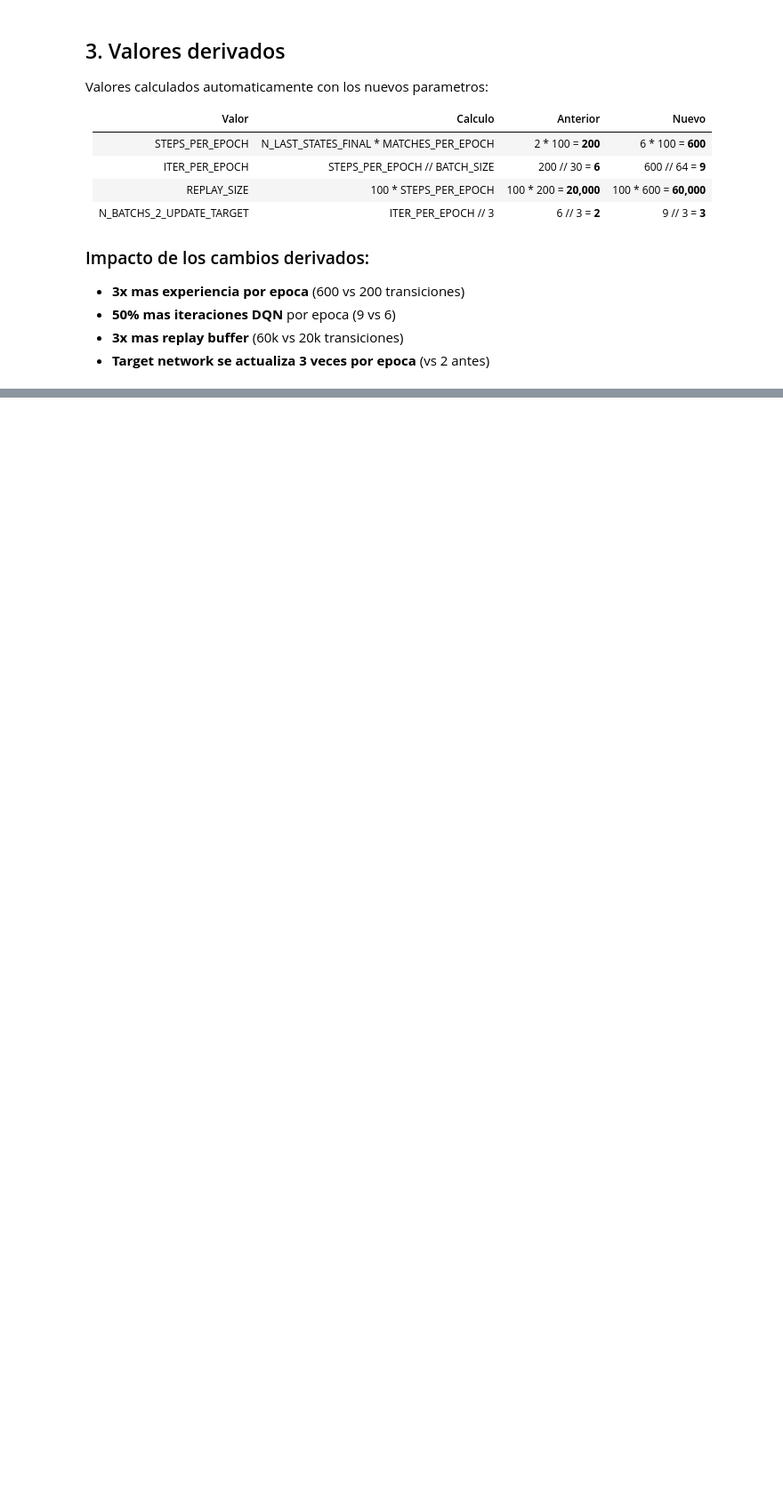
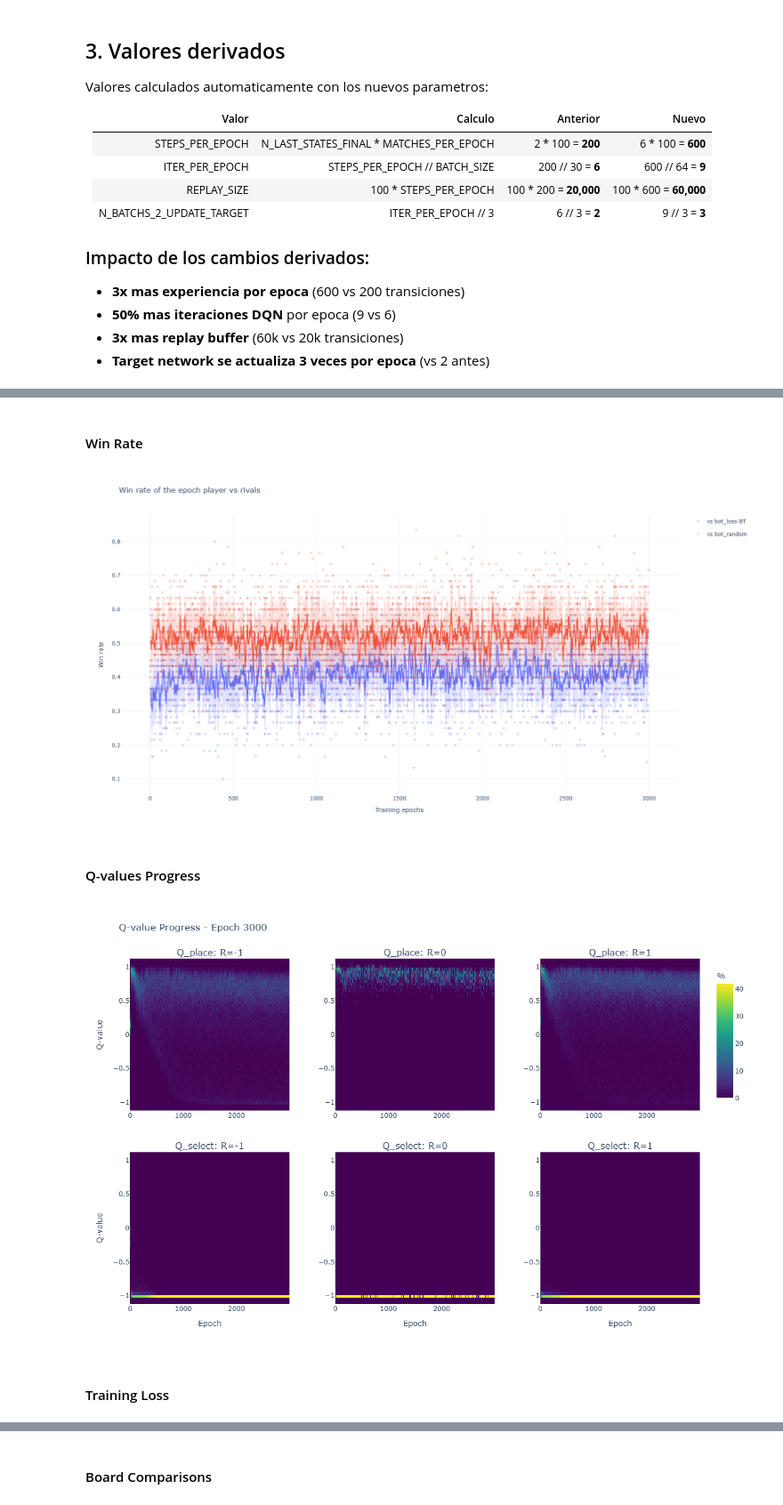
Before and after one commit to Francis1918/Quartopy-trainer, a Jupyter notebook: bitacora_3_entrenamiento_2026-02-16.ipynb, the cells around one changed output, grey strips where cells are left out. Shown at 89% size. Cells and saved outputs as stored; diff of their text form; code cells hidden in the pictures; blank space fills up the shorter version.

Commit message:
Bitacora 3

```diff
--- a/bitacora_3_entrenamiento_2026-02-16.ipynb
+++ b/bitacora_3_entrenamiento_2026-02-16.ipynb
@@ -108,0 +108,23 @@ Valores calculados automaticamente con los nuevos parametros:
+# %%
+from IPython.display import display, Image, Markdown
+from os import path
+
+IMG_FOLDER = r"C:\Users\bravo\Documents\Metodos Numericos Pycharm\Mech Interp\Imagenes de la Bitacoras"
+
+display(Markdown("#### Win Rate"))
+display(Image(filename=path.join(IMG_FOLDER, "WinRateParamMod1.png")))
+
+display(Markdown("#### Q-values Progress"))
+display(Image(filename=path.join(IMG_FOLDER, "QValueProgressParmMod1.png")))
+
+display(Markdown("#### Training Loss"))
+display(Image(filename=path.join(IMG_FOLDER, "TrainingLossParmMod1.png")))
+
+display(Markdown("#### Board Comparisons"))
+display(Image(filename=path.join(IMG_FOLDER, "BoardComparisonParamMod1.png")))
+# %% [output]
+#### Win Rate
+[figure, added]
+#### Q-values Progress
+[figure, added]
+#### Training Loss
@@ -108,0 +132 @@ Valores calculados automaticamente con los nuevos parametros:
+#### Board Comparisons
```
Also changed, not shown: parts of 4 cells of this notebook.
